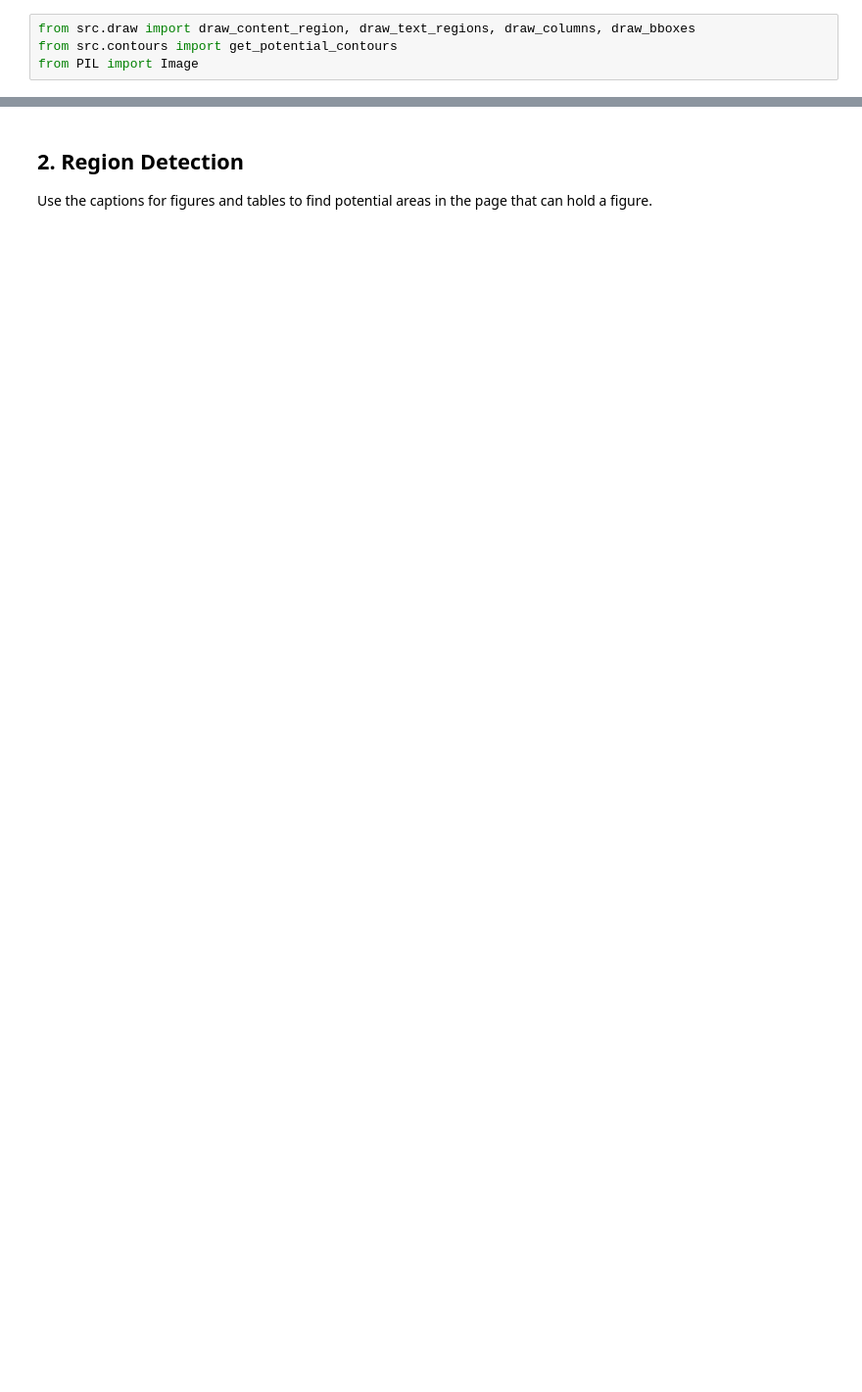
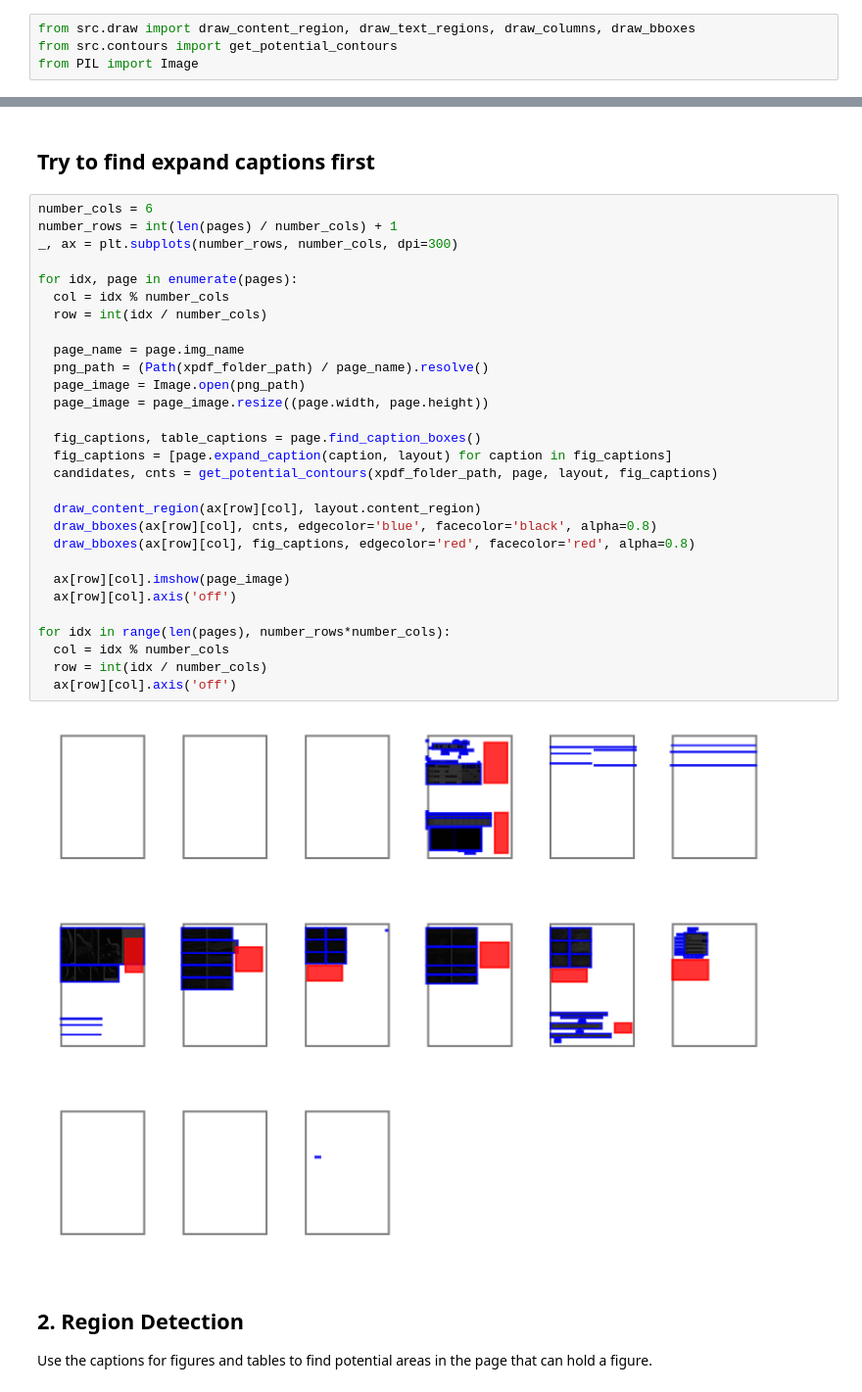
Before and after one commit to pengyuanli/PDFigCapX, a Jupyter notebook: pdfigcapx/src/extract.ipynb, the cells around one changed output, grey strips where cells are left out. Shown at 98% size. Drawn from its saved outputs; the diff is of its cells as text; blank space fills up the shorter version.

```diff
--- a/pdfigcapx/src/extract.ipynb
+++ b/pdfigcapx/src/extract.ipynb
@@ -48,3 +56,36 @@ for idx in range(len(pages), number_rows*number_cols):
+# %% [markdown]
+## Try to find expand captions first
+# %%
+number_cols = 6
+number_rows = int(len(pages) / number_cols) + 1
+_, ax = plt.subplots(number_rows, number_cols, dpi=300)
+
+for idx, page in enumerate(pages):
+  col = idx % number_cols
+  row = int(idx / number_cols)
+
+  page_name = page.img_name
+  png_path = (Path(xpdf_folder_path) / page_name).resolve()
+  page_image = Image.open(png_path)
+  page_image = page_image.resize((page.width, page.height))
+
+  fig_captions, table_captions = page.find_caption_boxes()
+  fig_captions = [page.expand_caption(caption, layout) for caption in fig_captions]
+  candidates, cnts = get_potential_contours(xpdf_folder_path, page, layout, fig_captions)
+
+  draw_content_region(ax[row][col], layout.content_region)
+  draw_bboxes(ax[row][col], cnts, edgecolor='blue', facecolor='black', alpha=0.8)
+  draw_bboxes(ax[row][col], fig_captions, edgecolor='red', facecolor='red', alpha=0.8)
+
+  ax[row][col].imshow(page_image)
+  ax[row][col].axis('off')
+
+for idx in range(len(pages), number_rows*number_cols):
+  col = idx % number_cols
+  row = int(idx / number_cols)
+  ax[row][col].axis('off')
+# %% [output]
+[figure, added]
 # %% [markdown]
 ## 2. Region Detection
 Use the captions for figures and tables to find potential areas in the page that
```
Also changed, not shown: parts of 26 cells of this notebook, 6 other files.
